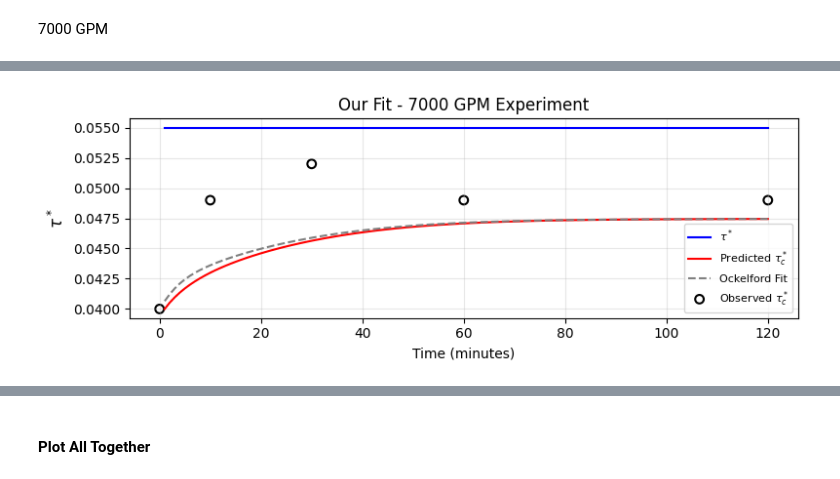
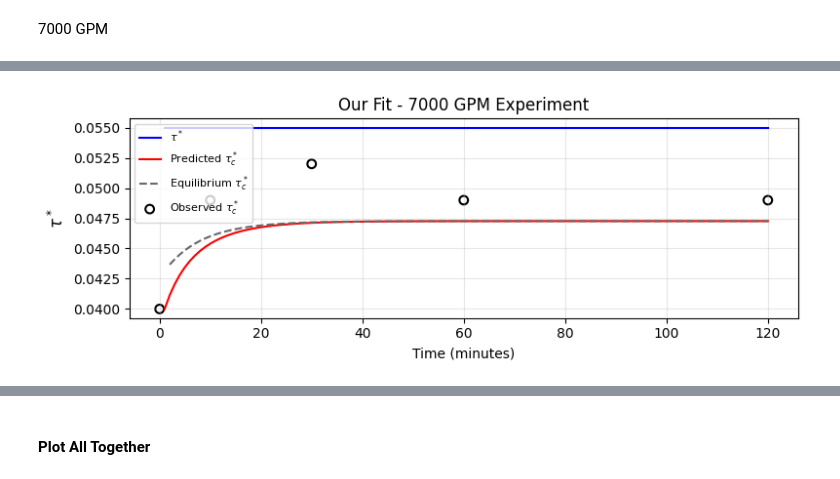
Before and after one commit to nicole-hucke/shear_stress_paper, a Jupyter notebook: antecedent_conditions/predictive_equation/predictive_model_tautauc_conditional.ipynb, the cells around one changed output, grey strips where cells are left out. Cells and saved outputs as stored; diff of their text form; code cells hidden in the pictures.

```diff
--- a/antecedent_conditions/predictive_equation/predictive_model_tautauc_conditional.ipynb
+++ b/antecedent_conditions/predictive_equation/predictive_model_tautauc_conditional.ipynb
@@ -384,7 +485,7 @@ output_df.to_csv('flume_data/results/tau-tauc/predicted_tauc_6000.csv', index=Fa
 tauc_obs_7000 = tauc_measurements_flume['7000'].values
 # find min and max of τ*c observations to set bounds for model
 
-tauc_flume_7000, k_flume_7000, tau_eq_flume_7000, gd = evolve_tauc(
+tauc_flume_7000, k_flume_7000, tau_eq_flume_7000, tauc_ratio_7000 = evolve_tauc_monod(
     tau_star_flume['7000'],
     dt=1,
     tau_c_min=tauc_min,
@@ -415,30 +496,31 @@ array([       nan, 0.04168147, 0.04196005, 0.04222111, 0.0424654 ,
 # %%
 # tau_star is a pd.Series with datetime index
 tau_c_pred_series = pd.Series(tauc_flume_7000, index=tau_star_flume.index)
 tau_star_series = pd.Series(tau_star_flume['7000'].values, index=tau_star_flume.index)
 obs_tauc_series = pd.Series(tauc_obs_7000, index=tauc_measurements_flume.index)
 # ockelford fit
 tt = np.linspace(0,120,120)
-ockelford_tauc = tau_eq_flume_7000 - (tau_eq_flume_7000 - tauc_min) * np.exp(-0.488 * tt)
+#ockelford_tauc = tau_eq_flume_7000 - (tau_eq_flume_7000 - tauc_min) * np.exp(-0.488 * tt)
 
 fig, ax = plt.subplots(figsize=(8, 3))
 
 ax.plot(tau_star_series.index, tau_star_series.values, color='blue', label=r'$\tau^*$', linewidth=1.5)
 ax.plot(tau_c_pred_series.index, tau_c_pred_series.values, color='red', label=r'Predicted $\tau_c^*$', linewidth=1.5)
-ax.plot(tt, ockelford_tauc, color='gray', linestyle='--', label="Ockelford Fit", linewidth=1.5)
+#ax.plot(tt, ockelford_tauc, color='gray', linestyle='--', label="Ockelford Fit", linewidth=1.5)
+ax.plot(tau_c_pred_series.index, tau_eq_flume_7000, color='dimgrey', linestyle='--', label=r'Equilibrium $\tau_c^*$', linewidth=1.5)
 ax.scatter(obs_tauc_series.index, obs_tauc_series.values, facecolors='none', edgecolors='black', s=40,
         linewidth=1.5, label=r'Observed $\tau_c^*$')
 
 ax.set_ylabel(r'$\tau^*$', fontsize=12)
 ax.set_xlabel('Time (minutes)', fontsize=10)
 ax.legend(fontsize=8)
 ax.grid(True, alpha=0.3)
 
 plt.title('Our Fit - 7000 GPM Experiment', fontsize=12)
 plt.tight_layout()
 plt.show()
 # %% [output]
-[figure, old version]
+[figure, new version]
 # %%
 # calculate MAE between our model and ockelford to the observed τ*c values
 # align predictions to the observed τ*c timestamps
```
Also changed, not shown: parts of 29 cells of this notebook, 6 other files.
